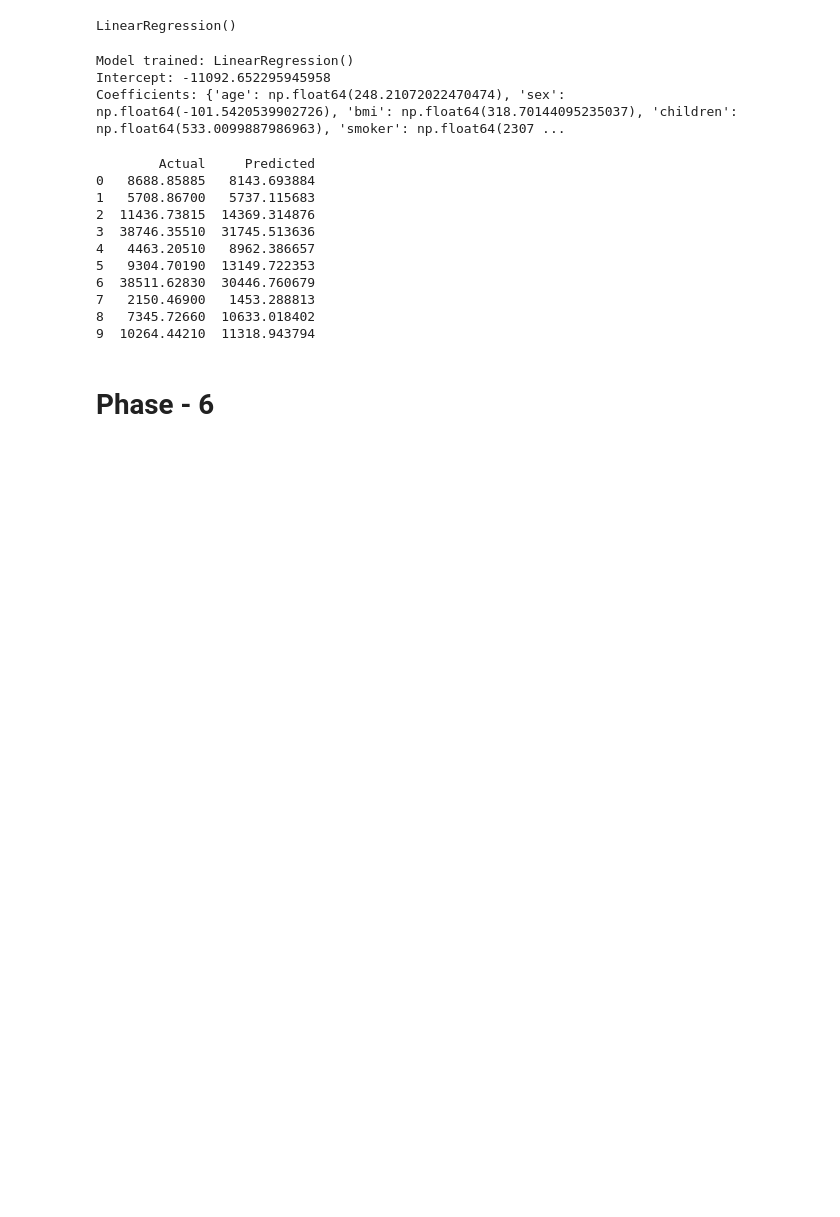
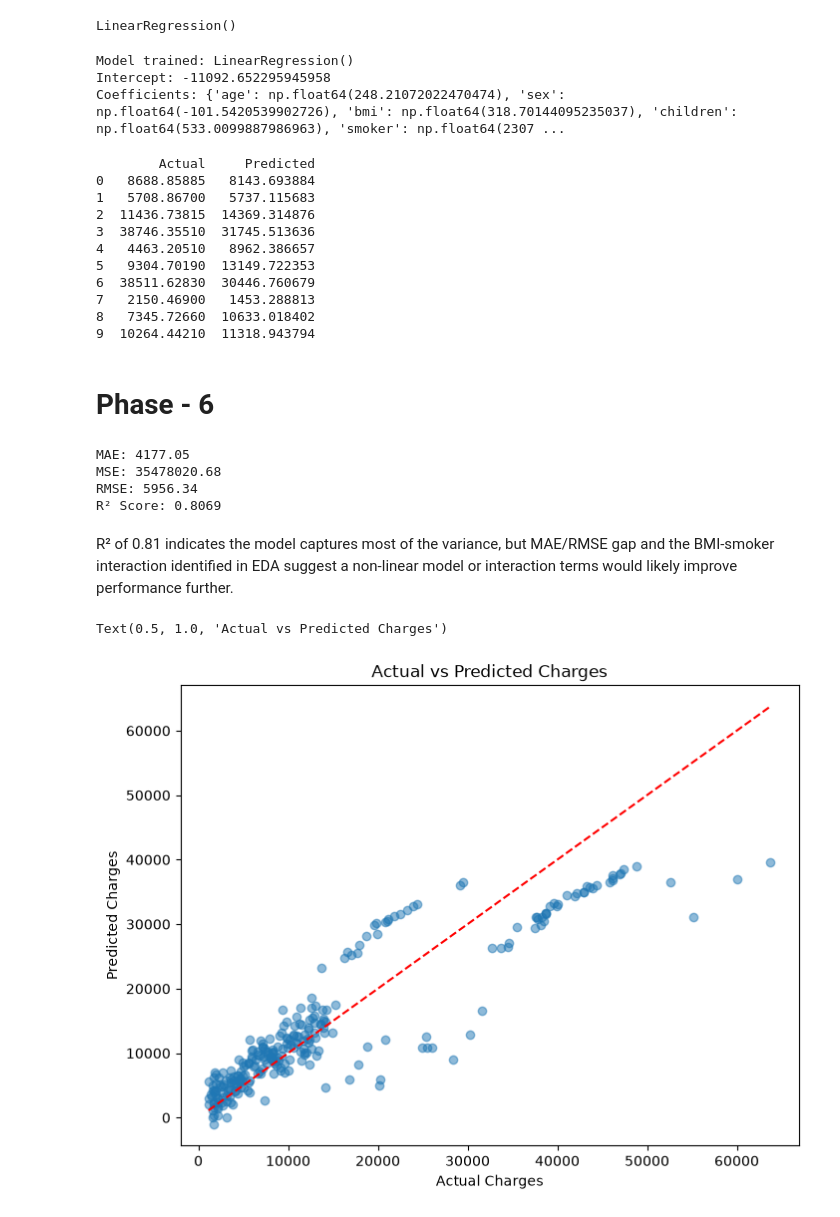
Before and after one commit to hassan-khalid234/medical-insurance-cost-prediction, a Jupyter notebook: notebooks/02_modeling.ipynb, the cells around one changed output. Saved outputs shown, nothing was run; the diff lists cells and outputs as text; code cells hidden in the pictures; blank space fills up the shorter version.

```diff
--- a/notebooks/02_modeling.ipynb
+++ b/notebooks/02_modeling.ipynb
@@ -8,5 +9,5 @@ from sklearn.linear_model import LinearRegression
 # %%
-df_encoded = pd.read_csv('data/insurance_cleaned.csv')
+df_encoded = pd.read_csv('../data/insurance_cleaned.csv')
 df_encoded.head()
 # %% [output]
 |  | age | sex | bmi | children | smoker | charges | region_northwest | region_southeast | ... |
@@ -78,0 +85,22 @@ print(comparison)
+# %%
+print(f'MAE: {mae:.2f}')
+print(f'MSE: {mse:.2f}')
+print(f'RMSE: {rmse:.2f}')
+print(f'R² Score: {r2:.4f}')
+# %% [output]
+MAE: 4177.05
+MSE: 35478020.68
+RMSE: 5956.34
+R² Score: 0.8069
+# %% [markdown]
+R² of 0.81 indicates the model captures most of the variance, but MAE/RMSE gap and the BMI-smoker interaction identified in EDA suggest a non-linear model or interaction terms would likely improve performance further.
+# %%
+plt.figure(figsize=(8,6))
+plt.scatter(y_test, y_pred, alpha=0.5)
+plt.plot([y_test.min(), y_test.max()], [y_test.min(), y_test.max()], 'r--')
+plt.xlabel('Actual Charges')
+plt.ylabel('Predicted Charges')
+plt.title('Actual vs Predicted Charges')
+# %% [output]
+Text(0.5, 1.0, 'Actual vs Predicted Charges')
+[figure, added]
```
Also changed, not shown: parts of 2 cells of this notebook, 3 other files.
